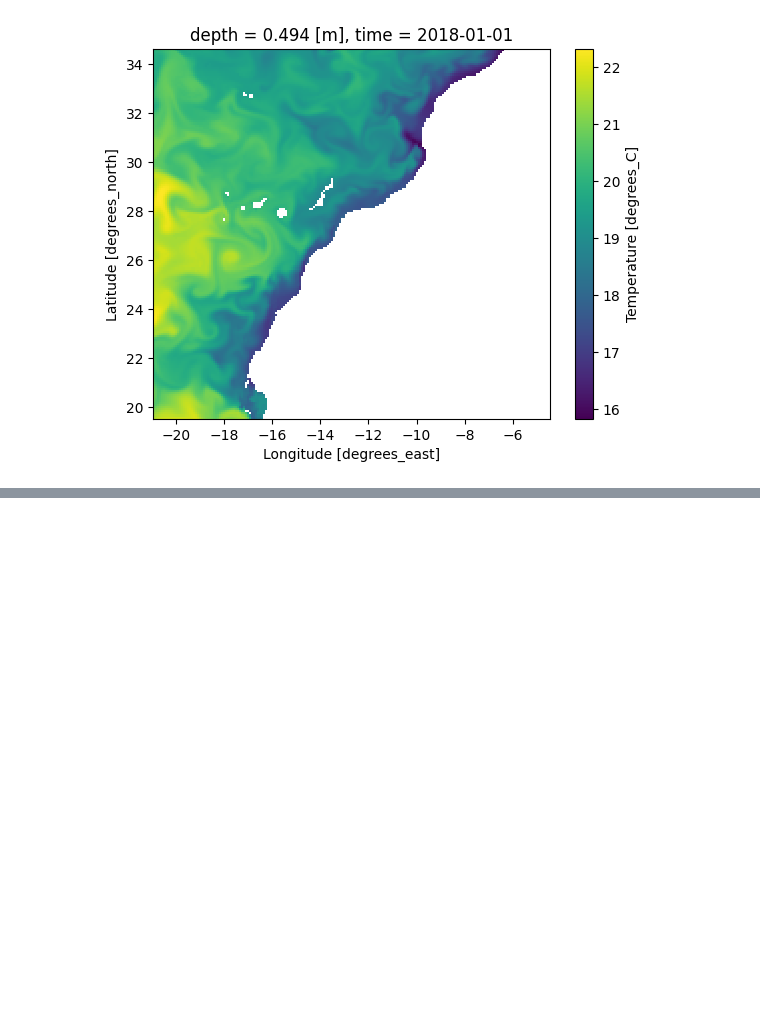
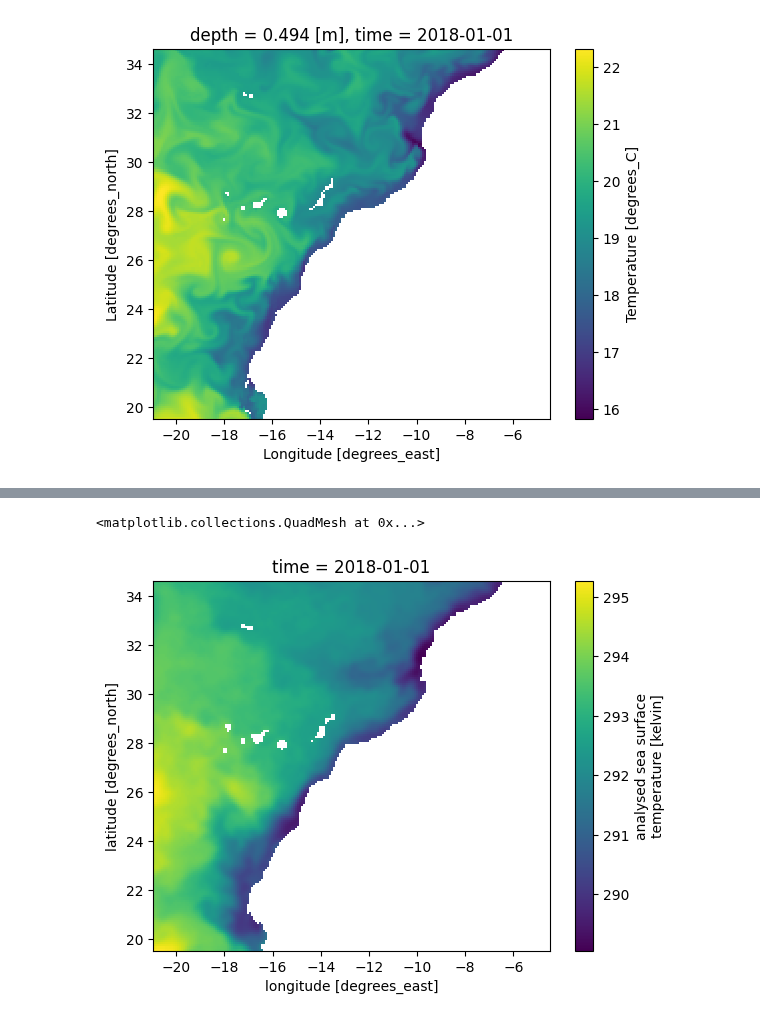
Before and after one commit to gacuervol/PhD_repo, a Jupyter notebook: data/SST_sat_model.ipynb, the cells around one changed output, grey strips where cells are left out. Cells and saved outputs as stored; diff of their text form; code cells hidden in the pictures; blank space fills up the shorter version.

Commit message:
Funtion that wokr with nan values improved

```diff
--- a/data/SST_sat_model.ipynb
+++ b/data/SST_sat_model.ipynb
@@ -95,0 +100,24 @@ REANALYS.isel(time=0).isel(depth=0)["thetao"].plot()
+# %%
+def resize_lonxlat(dataset: xr.Dataset, new_lonxlat: tuple):
+        lon_name = [key for key in dataset.coords.keys() if re.match(r'^lon', key)][0]
+        lat_name = [key for key in dataset.coords.keys() if re.match(r'^lat', key)][0]
+        lon_start, lon_end = dataset[lon_name].data[0], dataset[lon_name].data[-1]
+        lat_start, lat_end = dataset[lat_name].data[0], dataset[lat_name].data[-1]
+        lon_size, lat_size = new_lonxlat
+        # Check if there are nan values
+        there_nan = bool(dataset.isnull().any().to_array().data.any())
+        match there_nan:
+                case False:
+                        return dataset.interp({lon_name: np.linspace(lon_start, lon_end, lon_size),
+                                               lat_name: np.linspace(lat_start, lat_end, lat_size)},
+                                               method="cubic"
+                                               )
+                case _:
+                        # cuando hay nan
+                        return dataset.interp({lon_name: np.linspace(lon_start, lon_end, lon_size),
+                                               lat_name: np.linspace(lat_start, lat_end, lat_size)},
+                                               method="linear"
+                                               )
+# %%
+SST_SAT_resized = resize_lonxlat(SST_SAT, (198, 181))
+SST_SAT_resized
@@ -95,0 +142,5 @@ REANALYS.isel(time=0).isel(depth=0)["thetao"].plot()
+# %%
+SST_SAT_resized["analysed_sst"].isel(time=0).plot()
+# %% [output]
+<matplotlib.collections.QuadMesh at 0x...>
+[figure, added]
```
Also changed, not shown: parts of 5 cells of this notebook.
